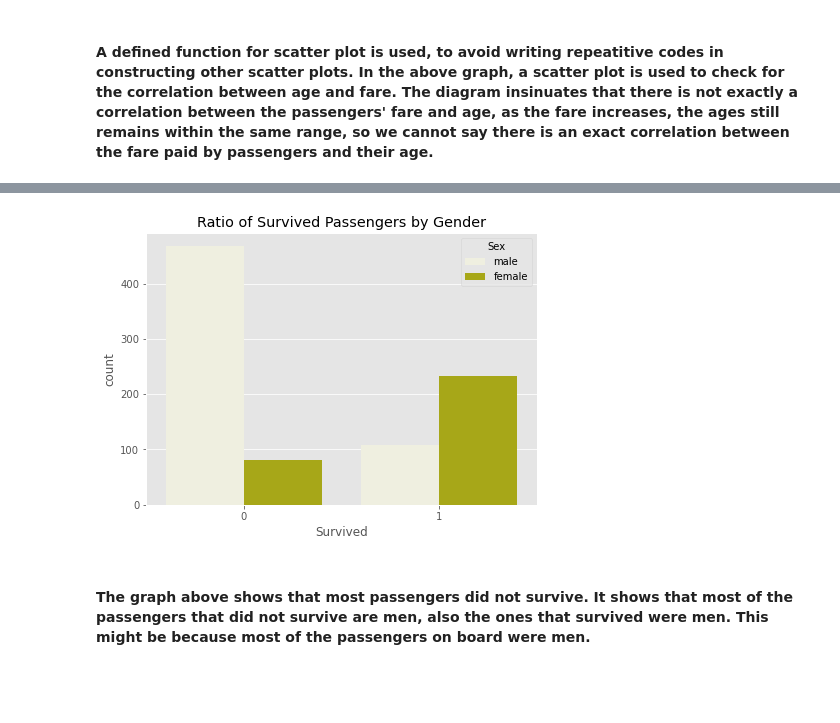
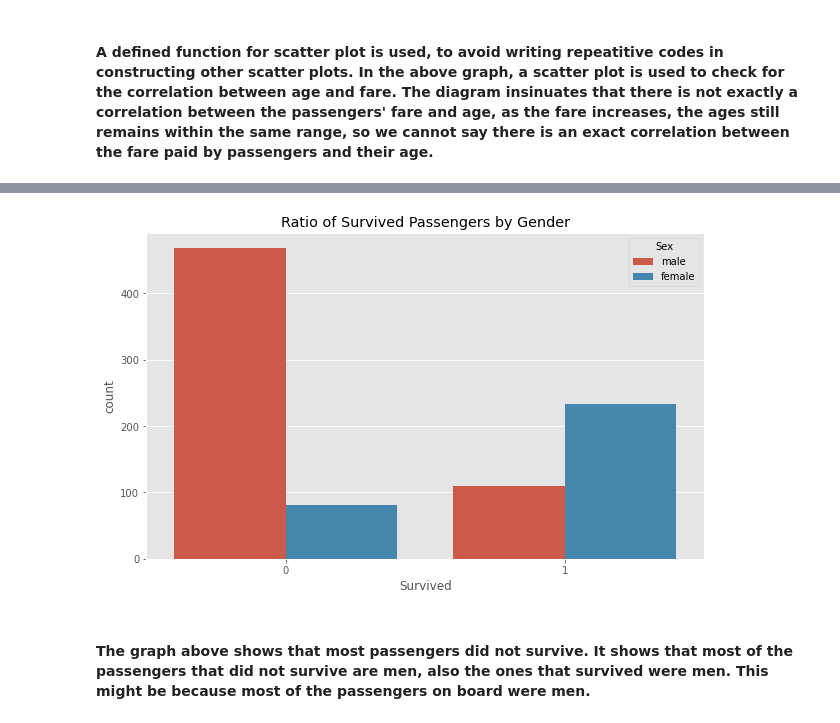
Before and after one commit to Bernice-Akinwande/Kaggle-BIPOC-Mentorship-project, a Jupyter notebook: Titanic Data Analysis .ipynb, the cells around one changed output, grey strips where cells are left out. Cells and saved outputs as stored; diff of their text form; code cells hidden in the pictures; blank space fills up the shorter version.

```diff
--- a/Titanic Data Analysis .ipynb
+++ b/Titanic Data Analysis .ipynb
@@ -253,9 +324,9 @@ plot_scatter('Age', 'Fare', train_df)
 # %%
 #we visualise the count of poeple that survived
-fig = plt.figure(figsize=(7,5))
-sns.countplot(x='Survived', hue = 'Sex', data =train_df, color = 'y')
+fig = plt.figure(figsize=(10,6))
+sns.countplot(x='Survived', hue = 'Sex', data =train_df)
 plt.title('Ratio of Survived Passengers by Gender');
 # %% [output]
-[figure, old version]
+[figure, new version]
 # %% [markdown]
 #### The graph above shows that most passengers did not survive. It shows that most of the passengers that did not survive are men, also the ones that survived were men. This might be because most of the passengers on board were men.
```
Also changed, not shown: parts of 47 cells of this notebook.
